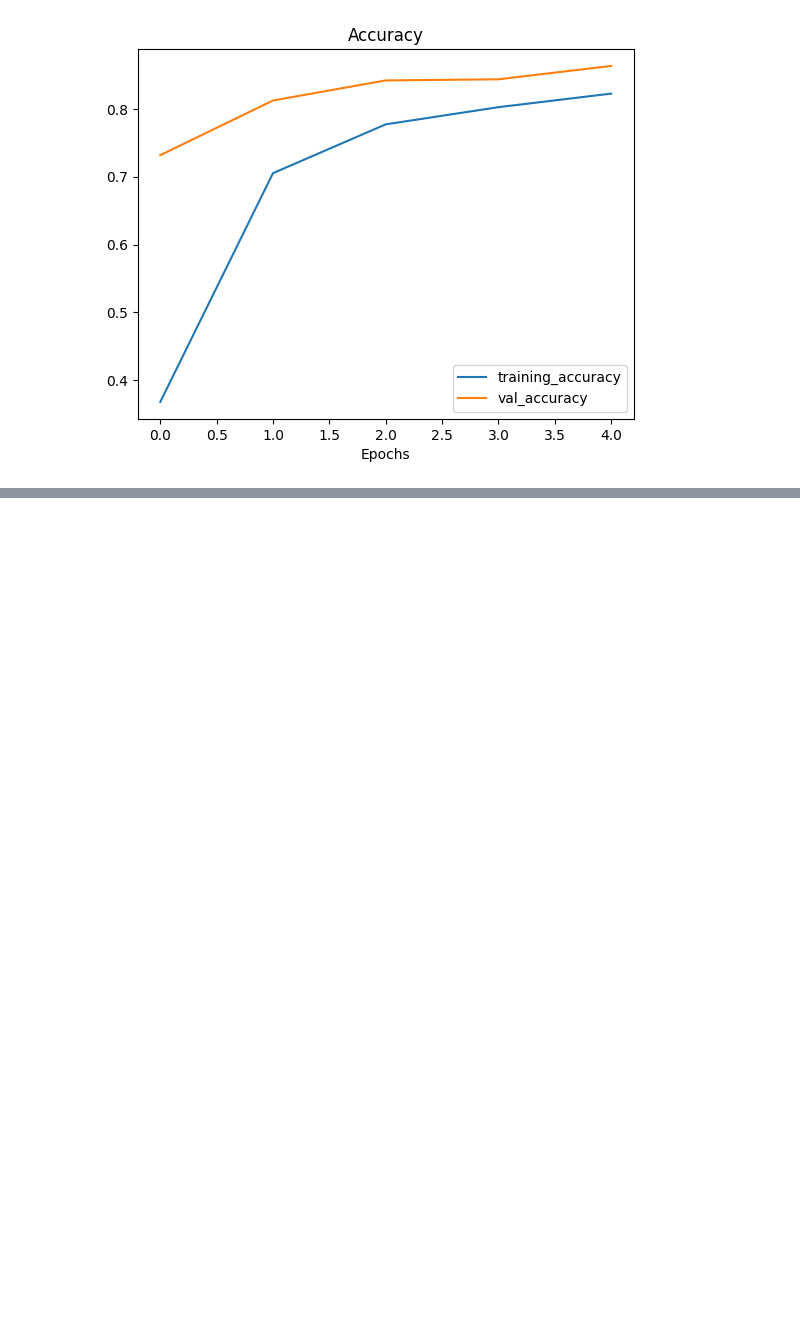
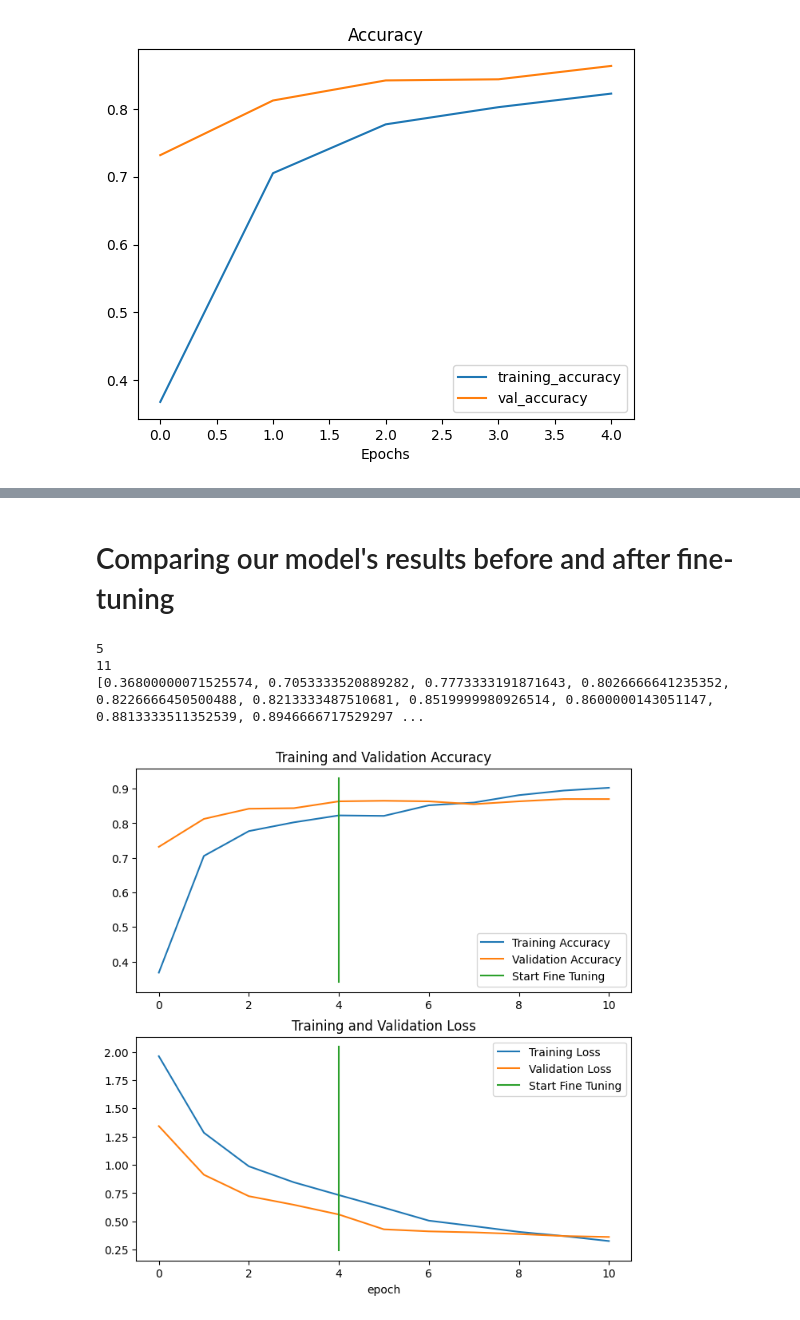
Before and after one commit to nripstein/Learning-Tensorflow, a Jupyter notebook: Transfer Learning in TensorFlow Part 2: Fine tuning.ipynb, the cells around one changed output, grey strips where cells are left out. Saved outputs shown, nothing was run; the diff lists cells and outputs as text; code cells hidden in the pictures; blank space fills up the shorter version.

```diff
--- a/Transfer Learning in TensorFlow Part 2: Fine tuning.ipynb
+++ b/Transfer Learning in TensorFlow Part 2: Fine tuning.ipynb
@@ -669,0 +823,52 @@ plot_loss_curves(model_2_history)
+# %% [markdown]
+# Comparing our model's results before and after fine-tuning
+# %%
+def compare_historys(original_history, new_history, initial_epochs=5):
+    """
+    Compares two model history objects.
+    """
+    # Get original history measurements
+    acc = original_history.history["accuracy"]
+    loss = original_history.history["loss"]
+
+    print(len(acc))
+
+    val_acc = original_history.history["val_accuracy"]
+    val_loss = original_history.history["val_loss"]
+
+    # Combine original history with new history
+    total_acc = acc + new_history.history["accuracy"]
+    total_loss = loss + new_history.history["loss"]
+
+    total_val_acc = val_acc + new_history.history["val_accuracy"]
+    total_val_loss = val_loss + new_history.history["val_loss"]
+
+    print(len(total_acc))
+    print(total_acc)
+
+    # Make plots
+    plt.figure(figsize=(8, 8))
+    plt.subplot(2, 1, 1)
+    plt.plot(total_acc, label='Training Accuracy')
+    plt.plot(total_val_acc, label='Validation Accuracy')
+    plt.plot([initial_epochs-1, initial_epochs-1],
+              plt.ylim(), label='Start Fine Tuning') # reshift plot around epochs
+    plt.legend(loc='lower right')
+    plt.title('Training and Validation Accuracy')
+
+    plt.subplot(2, 1, 2)
+    plt.plot(total_loss, label='Training Loss')
+    plt.plot(total_val_loss, label='Validation Loss')
+    plt.plot([initial_epochs-1, initial_epochs-1],
+              plt.ylim(), label='Start Fine Tuning') # reshift plot around epochs
+    plt.legend(loc='upper right')
+    plt.title('Training and Validation Loss')
+    plt.xlabel('epoch')
+    plt.show()
+# %%
+compare_historys(model_2_history, model_2_fine_tune_history, initial_epochs=5)
+# %% [output]
+5
+11
+[0.36800000071525574, 0.7053333520889282, 0.7773333191871643, 0.8026666641235352, 0.8226666450500488, 0.8213333487510681, 0.8519999980926514, 0.8600000143051147, 0.8813333511352539, 0.8946666717529297 ...
+[figure, added]
```
Also changed, not shown: parts of 27 cells of this notebook.
